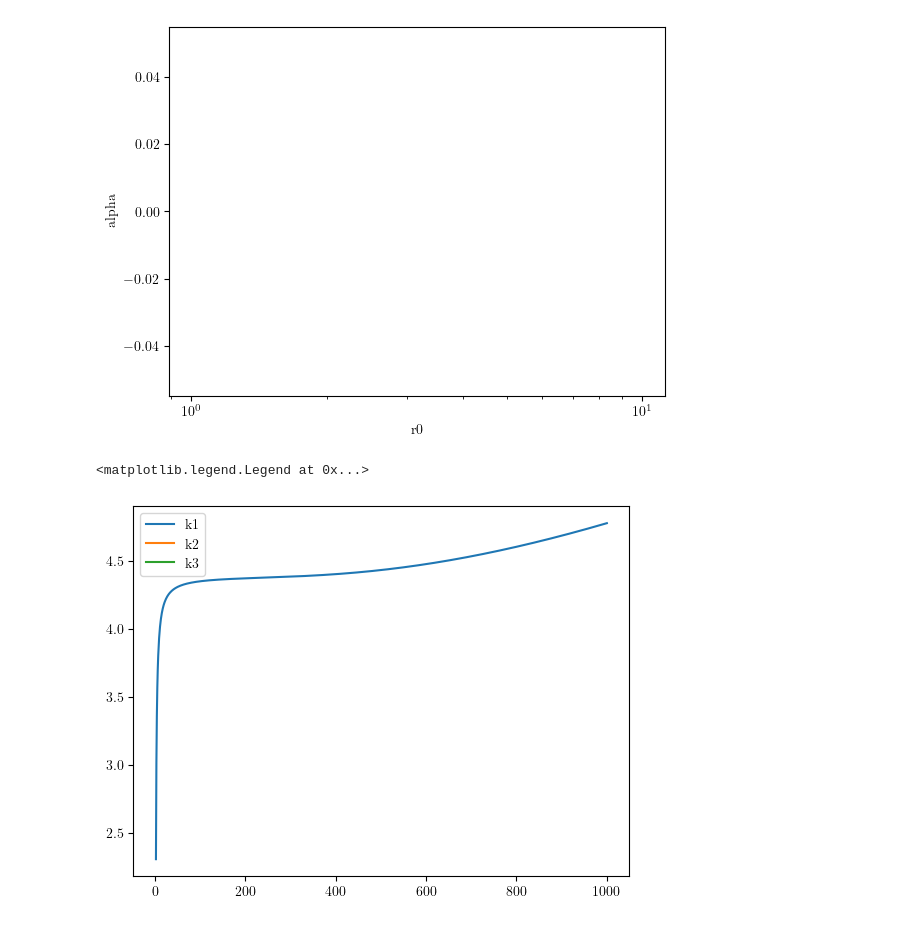
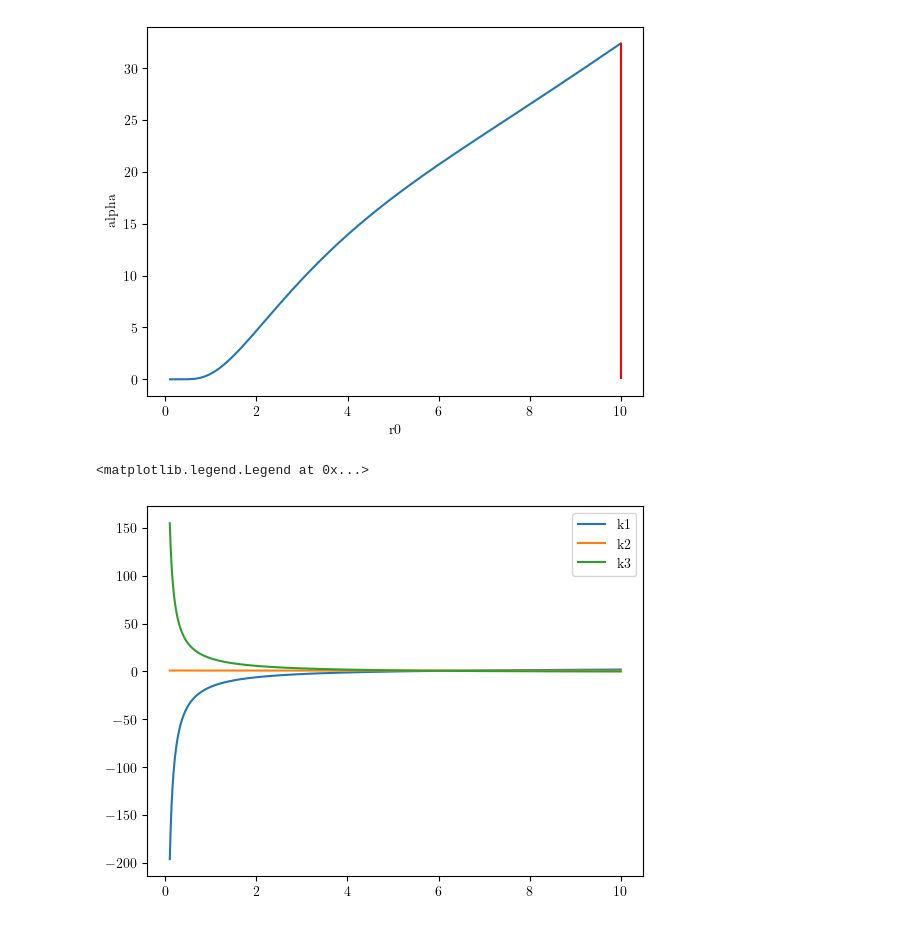
Before and after one commit to Bkorotko03/HoloProj, a Jupyter notebook: PertRNBH251110.ipynb, the cells around one changed output. Drawn from its saved outputs; the diff is of its cells as text; code cells hidden in the pictures.

Commit message:
more things i guess

```diff
--- a/PertRNBH251110.ipynb
+++ b/PertRNBH251110.ipynb
@@ -20,9 +20,10 @@ num = 1000
 d=4
 k=0
 #placeholders for other vars
+# the issue with these guys is that i have absolutely zero clue what "sensible" values would be for these
 l=1
-q=1
-mu=1
+q=0
+mu=0
 # %%
 #lets define some functions?
 def f(r,l=l,q=q,mu=mu,d=d,k=k):
@@ -35,7 +36,9 @@ def beta(R):
     return 4 * np.pi / fp(R)
 
 def gamma2(r0):
-    return -1*f(r0)*(r0**(2*d-4))
+    # return -1*f(r0)*(r0**(2*d-4))
+    # i have no clue if this is going to do what i want it to, but lets hope gamma squared does some nice conjugation thing
+    return 1*f(r0)*(r0**(2*d-4))
 # %%
 #lets get a nice correlation between alpha and r0
 # tried to keep this all vectorized, but was getting weird outputs and not the right divergences so its time for for loops (yippee!!!)
@@ -73,32 +76,32 @@ def alpha(r0grid,R):
     return 2*np.exp(k1(r0grid,R)+k2(r0grid,R)+k3(r0grid,R))
 # %%
 #lets get an array relating r0 to alpha for fixed R=10
-R = 2
-r0grid = np.linspace(R,1000,num)
+R = 10
+r0grid = np.linspace(0.1,R,num)
 alphagrid = alpha(r0grid,R)
 
 k1grid = k1(r0grid,R)
-k1grid = k1grid.get()
+#k1grid = k1grid.get()
 
 k2grid = k2(r0grid,R)
-k2grid = k2grid.get()
+#k2grid = k2grid.get()
 
 k3grid = k3(r0grid,R)
-k3grid = k3grid.get()
+#3grid = k3grid.get()
 
 
 # need to convert from CuPy array to NumPy array, something about being on the GPU.. if this breaks on mac just comment it all out lol
-r0grid = r0grid.get()
-alphagrid = alphagrid.get()
+#r0grid = r0grid.get()
+#alphagrid = alphagrid.get()
 # %%
 plt.plot(r0grid,alphagrid)
 plt.xlabel('r0')
 plt.ylabel('alpha')
 plt.vlines(R,alphagrid.min(),alphagrid.max(),colors='r')
-plt.semilogx()
+# plt.semilogx()
 plt.show()
 # %% [output]
-[figure, old version]
+[figure, new version]
 # %%
 #now just have to integrate our area functional from inf to R, from R to r0...
 #i guess we can just do this a million billion times, varying alpha -> varying r0
@@ -108,7 +111,8 @@ plt.plot(r0grid,k1grid,label='k1')
 plt.plot(r0grid,k2grid,label='k2')
 plt.plot(r0grid,k3grid,label='k3')
 plt.legend()
+# plt.semilogx()
 # plt.semilogy()
 # %% [output]
 <matplotlib.legend.Legend at 0x...>
-[figure, old version]
+[figure, new version]
```
Also changed, not shown: parts of 2 cells of this notebook, 1 other file.
